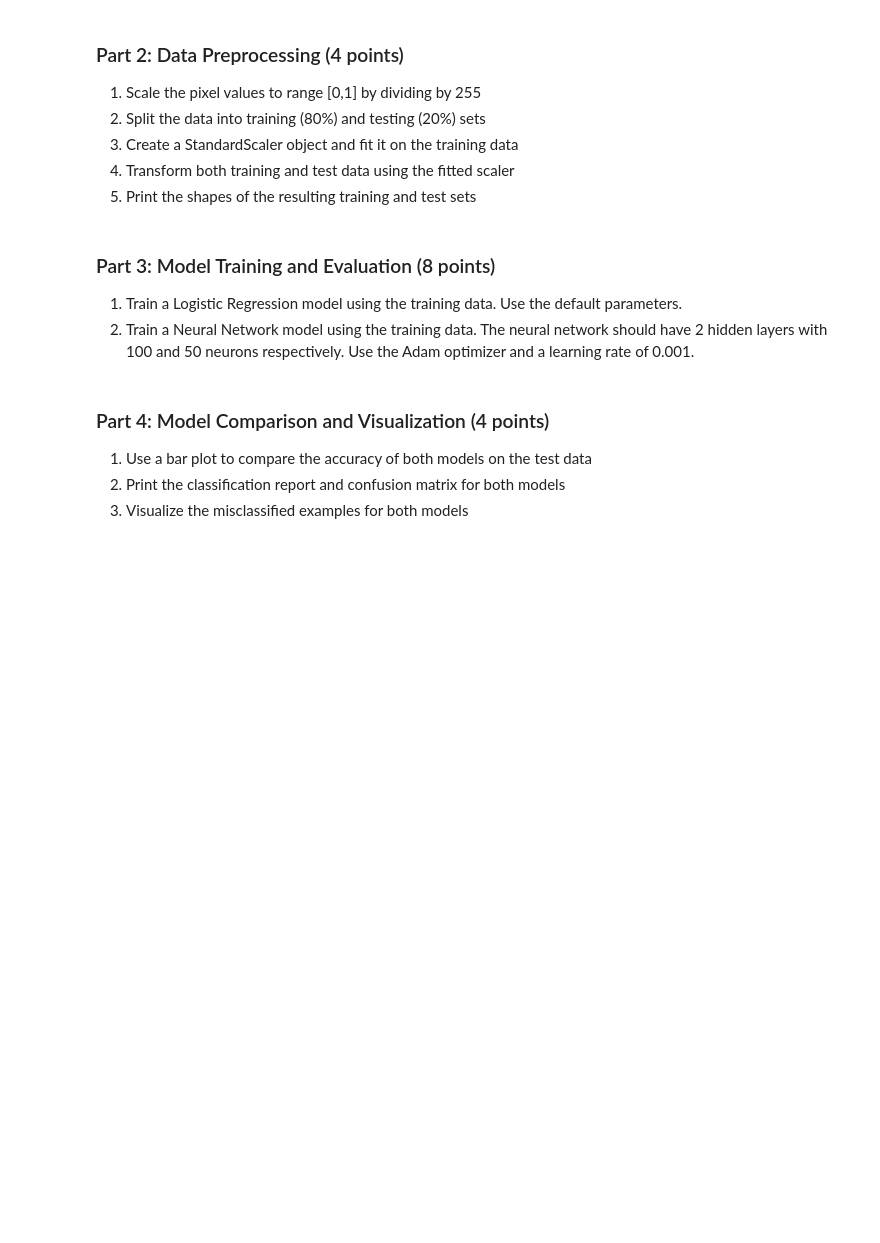
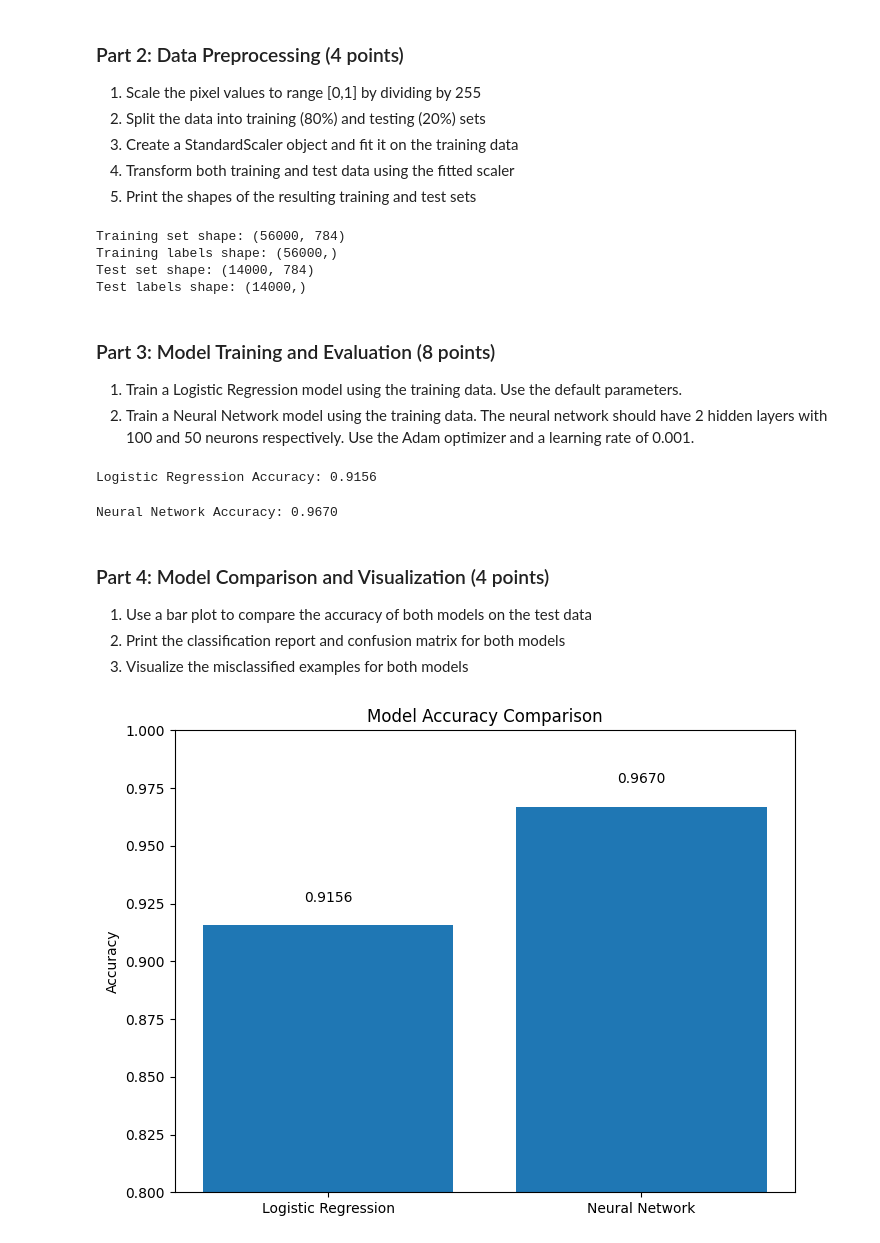
Before and after one commit to Heather-bu/bme3053c, a Jupyter notebook: supervised_homework_1.ipynb, the cells around one changed output. Saved outputs shown, nothing was run; the diff lists cells and outputs as text; code cells hidden in the pictures; blank space fills up the shorter version.

```diff
--- a/supervised_homework_1.ipynb
+++ b/supervised_homework_1.ipynb
@@ -49,3 +70,26 @@ except ImportError as e:
+# %%
+# Provide your code for part 2 here
+# Scale pixel values to [0,1]
+X = X / 255.0
+
+# Split data into training (80%) and testing (20%) sets
+X_train, X_test, y_train, y_test = train_test_split(X, y, test_size=0.2, random_state=42)
+
+# Create and fit StandardScaler
+scaler = StandardScaler()
+X_train_scaled = scaler.fit_transform(X_train)
+X_test_scaled = scaler.transform(X_test)
+
+# Print shapes of resulting sets
+print("Training set shape:", X_train_scaled.shape)
+print("Training labels shape:", y_train.shape)
+print("Test set shape:", X_test_scaled.shape)
+print("Test labels shape:", y_test.shape)
+# %% [output]
+Training set shape: (56000, 784)
+Training labels shape: (56000,)
+Test set shape: (14000, 784)
+Test labels shape: (14000,)
 # %% [markdown]
 ### Part 3: Model Training and Evaluation (8 points)
 1. Train a Logistic Regression model using the training data. Use the default parameters.
@@ -57,3 +97,35 @@ except ImportError as e:
+# %%
+# Provide your code for part 3-1 here
+# Part 3-1: Logistic Regression
+# Train logistic regression model
+lr_model = LogisticRegression(max_iter=1000)  # Increased max_iter to ensure convergence
+lr_model.fit(X_train_scaled, y_train)
+
+# Get predictions and accuracy
+lr_predictions = lr_model.predict(X_test_scaled)
+lr_accuracy = accuracy_score(y_test, lr_predictions)
+print(f"Logistic Regression Accuracy: {lr_accuracy:.4f}")
+# %% [output]
+Logistic Regression Accuracy: 0.9156
+# %%
+# Provide your code for part 3-2 here
+# Part 3-2: Neural Network
+# Create and train neural network model
+nn_model = MLPClassifier(
+    hidden_layer_sizes=(100, 50),  # Two hidden layers with 100 and 50 neurons
+    solver='adam',
+    learning_rate_init=0.001,
+    max_iter=1000,
+    random_state=42
+)
+nn_model.fit(X_train_scaled, y_train)
+
+# Get predictions and accuracy
+nn_predictions = nn_model.predict(X_test_scaled)
+nn_accuracy = accuracy_score(y_test, nn_predictions)
+print(f"Neural Network Accuracy: {nn_accuracy:.4f}")
+# %% [output]
+Neural Network Accuracy: 0.9670
 # %% [markdown]
 ### Part 4: Model Comparison and Visualization (4 points)
 1. Use a bar plot to compare the accuracy of both models on the test data
@@ -67,0 +134,18 @@ except ImportError as e:
+# %%
+# Provide your code for part 4-1 here
+# Part 4-1: Bar plot comparing model accuracies
+accuracies = {
+    'Logistic Regression': lr_accuracy,
+    'Neural Network': nn_accuracy
+}
+
+plt.figure(figsize=(8, 6))
+plt.bar(accuracies.keys(), accuracies.values())
+plt.title('Model Accuracy Comparison')
+plt.ylabel('Accuracy')
+plt.ylim(0.8, 1.0)  # Adjust y-axis for better visualization
+for i, v in enumerate(accuracies.values()):
+    plt.text(i, v + 0.01, f'{v:.4f}', ha='center')
+plt.show()
+# %% [output]
+[figure, added]
```
Also changed, not shown: parts of 13 cells of this notebook.
